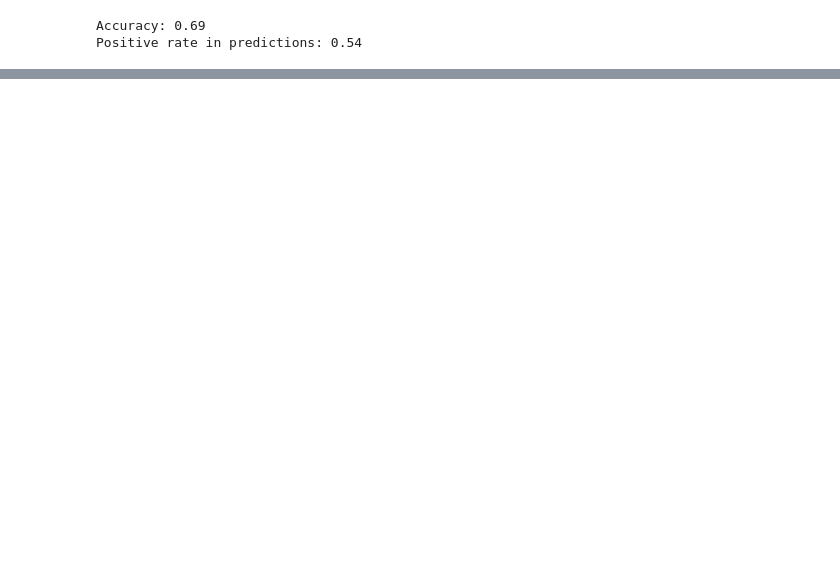
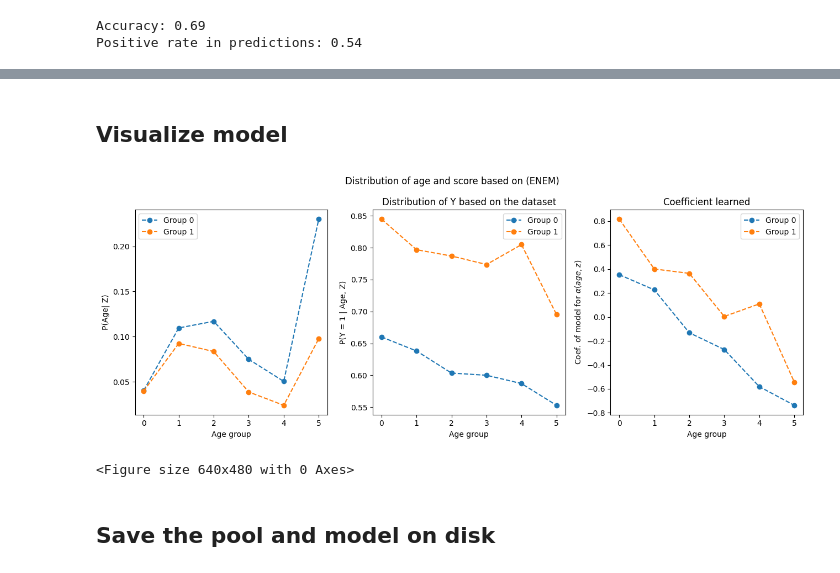
Before and after one commit to hiaac-finance/sellf, a Jupyter notebook: lending_experiment/enem.ipynb, the cells around one changed output, grey strips where cells are left out. Saved outputs shown, nothing was run; the diff lists cells and outputs as text; code cells hidden in the pictures; blank space fills up the shorter version.

Commit message:
feat: update in enem preprocessing and env

```diff
--- a/lending_experiment/enem.ipynb
+++ b/lending_experiment/enem.ipynb
@@ -119,11 +131,9 @@ print(f"Positive rate in predictions: {np.mean(y_pred):.2f}")
 Accuracy: 0.69
 Positive rate in predictions: 0.54
 # %%
-Z = X_test_encoded["encoder1__TP_COR_RACA_True"].values
-Z = Z.astype(int)  # Ensure Z is of integer type
-
 for i in range(2):
-    print(f"Group {i} probability: {np.mean(Z == i):.2f}")
-    print(f"Group {i} accuracy: {accuracy_score(y_test[Z == i], y_pred[Z == i]):.2f}")
-    print(f"Group {i} positive rate: {np.mean(y_pred[Z == i]):.2f}")
+    print(f"Group {i} probability:\t {np.mean(Z == i):.2f}")
+    print(f"Group {i} accuracy:\t {accuracy_score(y_test[z_test == i], y_pred[z_test == i]):.2f}")
+    print(f"Group {i} positive rate:\t {np.mean(y_pred[z_test == i]):.2f}")
+    print("")
 # %% [output]
@@ -145,8 +146,0 @@ plt.show()
-# %%
-scores = model.predict_proba(X_test_encoded)[:, 1]
-for i in range(2):
-    plt.hist(scores[Z == i], bins=50, alpha=0.5, label=f'Group {i} Scores')
-plt.xlabel('Predicted Score')
-plt.ylabel('Frequency')
-plt.title('Distribution of Predicted Scores')
-plt.show()
@@ -212,0 +147,52 @@ plt.show()
+# %% [markdown]
+## Visualize model
+# %%
+# bar plot of target grouped by "TP_COR_RACA"
+
+fig, axs = plt.subplots(nrows = 1, ncols = 3, figsize = (13, 5))
+
+plt.suptitle("Distribution of age and score based on (ENEM)")
+
+for i in range(2):
+    group_counts = X_interaction[:, (nc * i) : (nc * (i + 1))]
+    group_counts = np.mean(group_counts, axis = 0)
+    axs[0].plot(group_counts, linestyle = "--", marker = "o", label = f"Group {i}")
+
+
+axs[0].set_ylabel("P(Age| Z)")
+
+
+for i in range(2):
+    p_y = np.zeros(nc)
+    for c in range(nc):
+        p_y[c] = np.mean(y[(Z == i) & (X_age[:, c] == 1)])
+
+    axs[1].plot(p_y, linestyle = "--", marker = "o",  label = f"Group {i}")
+
+axs[1].set_ylabel("P(Y = 1 | Age, Z)")
+axs[1].set_title("Distribution of Y based on the dataset")
+
+
+coef_groups = model.coef_[0][:2*nc].reshape(2, nc)
+
+for i in range(2):
+    axs[2].plot(coef_groups[i], label=f"Group {i}", linestyle='--', marker="o")
+
+
+for i in range(3):
+    axs[i].set_xlabel("Age group")
+    axs[i].legend()
+
+axs[2].set_title("Coefficient learned")
+axs[2].set_ylabel("Coef. of model for $\\alpha(age, z)$")
+
+plt.tight_layout()
+plt.show()
+
+plt.savefig("figures/enem1.pdf", bbox_inches='tight')
+plt.show()
+# %% [output]
+[figure, added]
+<Figure size 640x480 with 0 Axes>
+# %% [markdown]
+## Save the pool and model on disk
```
Also changed, not shown: parts of 16 cells of this notebook, 1 other file.
